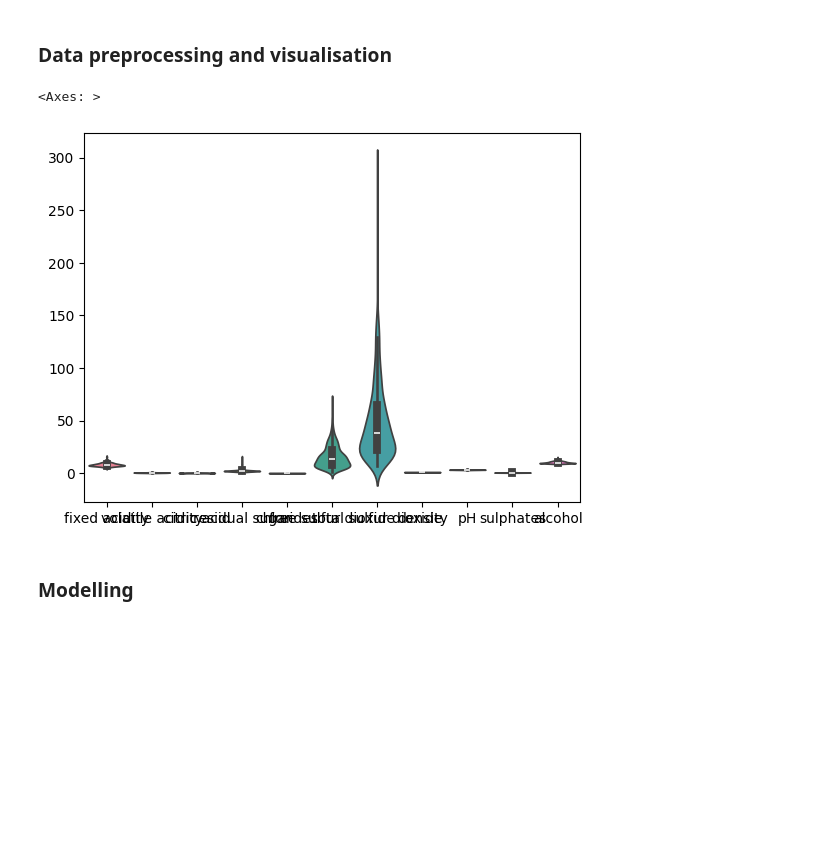
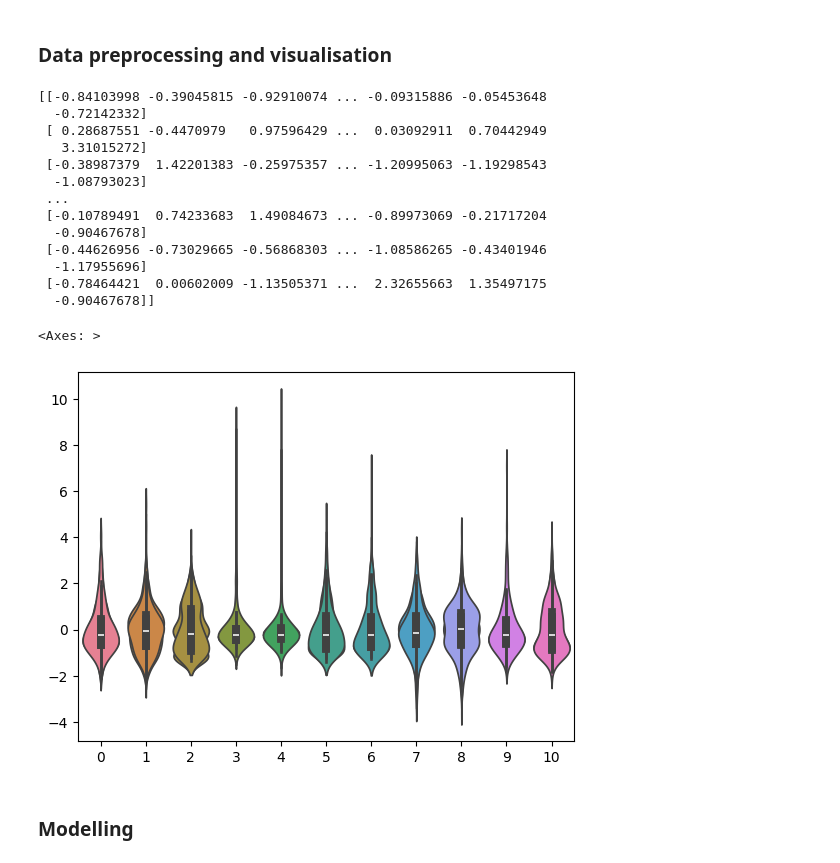
Before and after one commit to JohannesStandal/DAT200, a Jupyter notebook: CA3/CA3_template.ipynb, the cells around one changed output. Drawn from its saved outputs; the diff is of its cells as text; code cells hidden in the pictures; blank space fills up the shorter version.

```diff
--- a/CA3/CA3_template.ipynb
+++ b/CA3/CA3_template.ipynb
@@ -48,13 +47,29 @@ df_test.dropna()
 # %%
 x_train = df_train.drop(['quality', 'Id'], axis=1)
 y_train = df_train['quality']
 
 X_train, X_test, Y_train, Y_test = sk.model_selection.train_test_split(x_train, y_train, test_size=0.2, random_state=42)
 
-sns.violinplot(X_train)
+X_train_scaled = sk.preprocessing.StandardScaler().fit_transform(X_train)
+X_test_scaled = sk.preprocessing.StandardScaler().fit_transform(X_test)
+
+sns.violinplot(X_train_scaled)
 # %% [output]
-<Axes: >
+[[-0.84103998 -0.39045815 -0.92910074 ... -0.09315886 -0.05453648
+  -0.72142332]
+ [ 0.28687551 -0.4470979   0.97596429 ...  0.03092911  0.70442949
+   3.31015272]
+ [-0.38987379  1.42201383 -0.25975357 ... -1.20995063 -1.19298543
+  -1.08793023]
+ ...
+ [-0.10789491  0.74233683  1.49084673 ... -0.89973069 -0.21717204
+  -0.90467678]
+ [-0.44626956 -0.73029665 -0.56868303 ... -1.08586265 -0.43401946
+  -1.17955696]
+ [-0.78464421  0.00602009 -1.13505371 ...  2.32655663  1.35497175
+  -0.90467678]]
+<Axes: >
-[figure, old version]
+[figure, new version]
 # %% [markdown]
 ### Modelling
 # %% [markdown]
```
Also changed, not shown: parts of 1 cell of this notebook.
